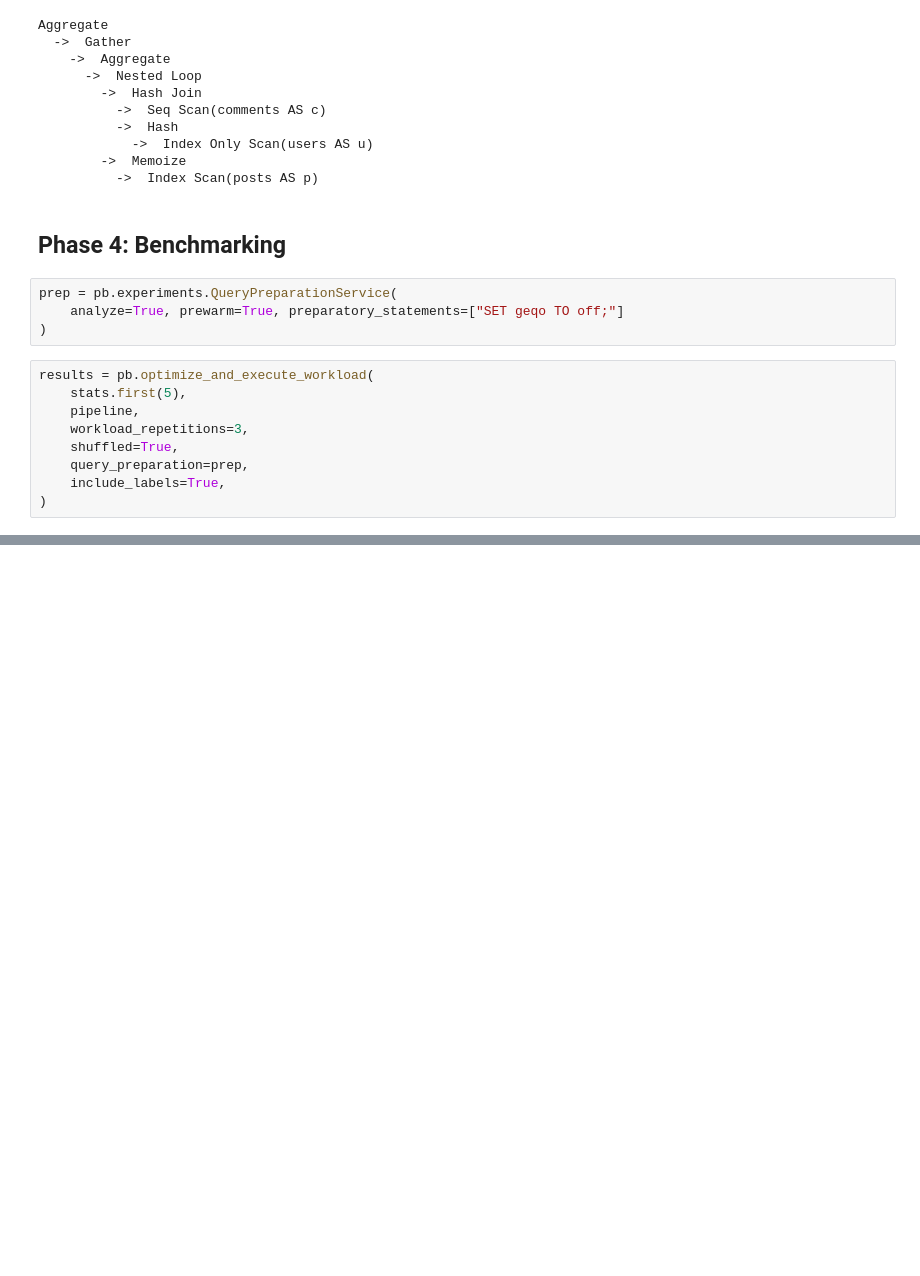
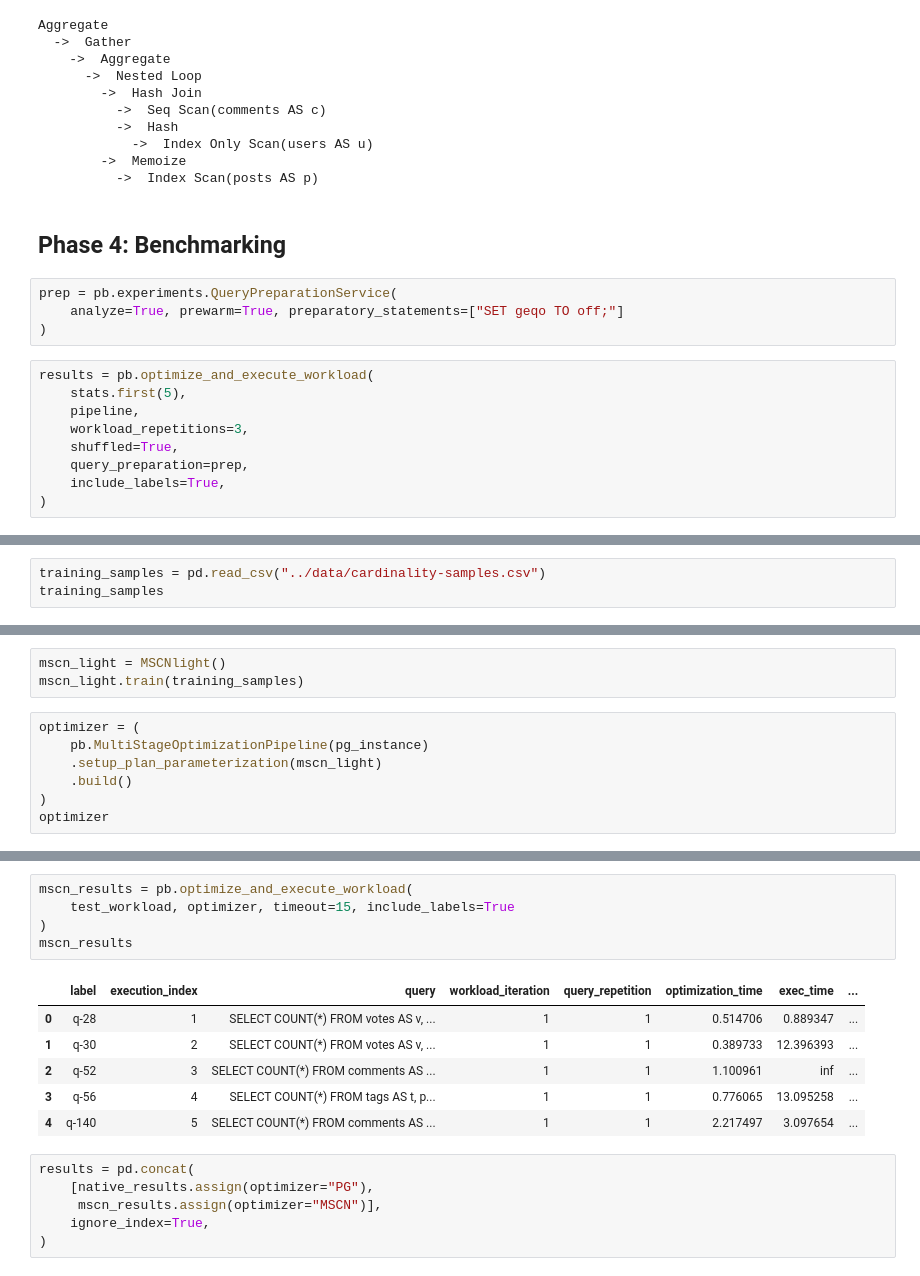
Before and after one commit to db-tu-dresden/SIGMOD25-OptimizerTutorial, a Jupyter notebook: examples/PostBOUND-Intro.ipynb, the cells around one changed output, grey strips where cells are left out. Saved outputs shown, nothing was run; the diff lists cells and outputs as text; blank space fills up the shorter version.

```diff
--- a/examples/PostBOUND-Intro.ipynb
+++ b/examples/PostBOUND-Intro.ipynb
@@ -227,0 +337,3 @@ sns.barplot(avg_runtimes, x="label", y="exec_time")
+# %%
+training_samples = pd.read_csv("../data/cardinality-samples.csv")
+training_samples
@@ -227,0 +354,10 @@ sns.barplot(avg_runtimes, x="label", y="exec_time")
+# %%
+mscn_light = MSCNlight()
+mscn_light.train(training_samples)
+# %%
+optimizer = (
+    pb.MultiStageOptimizationPipeline(pg_instance)
+    .setup_plan_parameterization(mscn_light)
+    .build()
+)
+optimizer
@@ -227,0 +393,18 @@ sns.barplot(avg_runtimes, x="label", y="exec_time")
+# %%
+mscn_results = pb.optimize_and_execute_workload(
+    test_workload, optimizer, timeout=15, include_labels=True
+)
+mscn_results
+# %% [output]
+|  | label | execution_index | query | workload_iteration | query_repetition | optimization_time | exec_time | ... |
+| 0 | q-28 | 1 | SELECT COUNT(*) FROM votes AS v, ... | 1 | 1 | 0.514706 | 0.889347 | ... |
+| 1 | q-30 | 2 | SELECT COUNT(*) FROM votes AS v, ... | 1 | 1 | 0.389733 | 12.396393 | ... |
+| 2 | q-52 | 3 | SELECT COUNT(*) FROM comments AS ... | 1 | 1 | 1.100961 | inf | ... |
+| 3 | q-56 | 4 | SELECT COUNT(*) FROM tags AS t, p... | 1 | 1 | 0.776065 | 13.095258 | ... |
+| 4 | q-140 | 5 | SELECT COUNT(*) FROM comments AS ... | 1 | 1 | 2.217497 | 3.097654 | ... |
+# %%
+results = pd.concat(
+    [native_results.assign(optimizer="PG"),
+     mscn_results.assign(optimizer="MSCN")],
+    ignore_index=True,
+)
```
Also changed, not shown: parts of 24 cells of this notebook.
